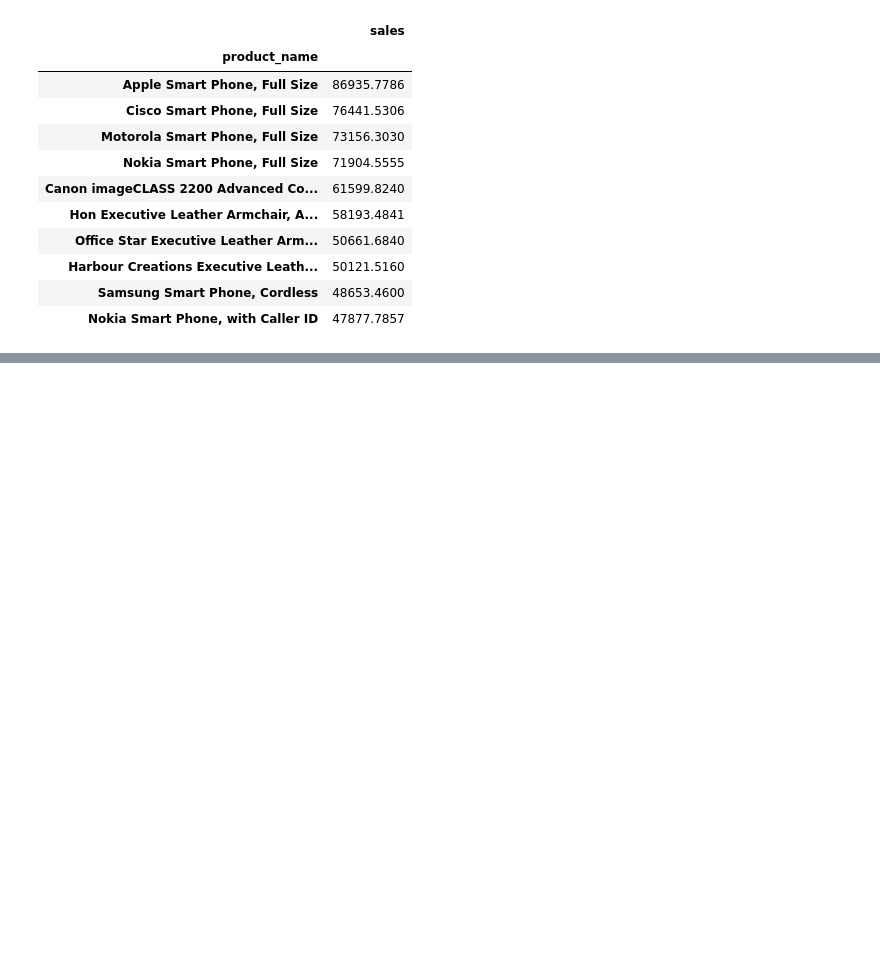
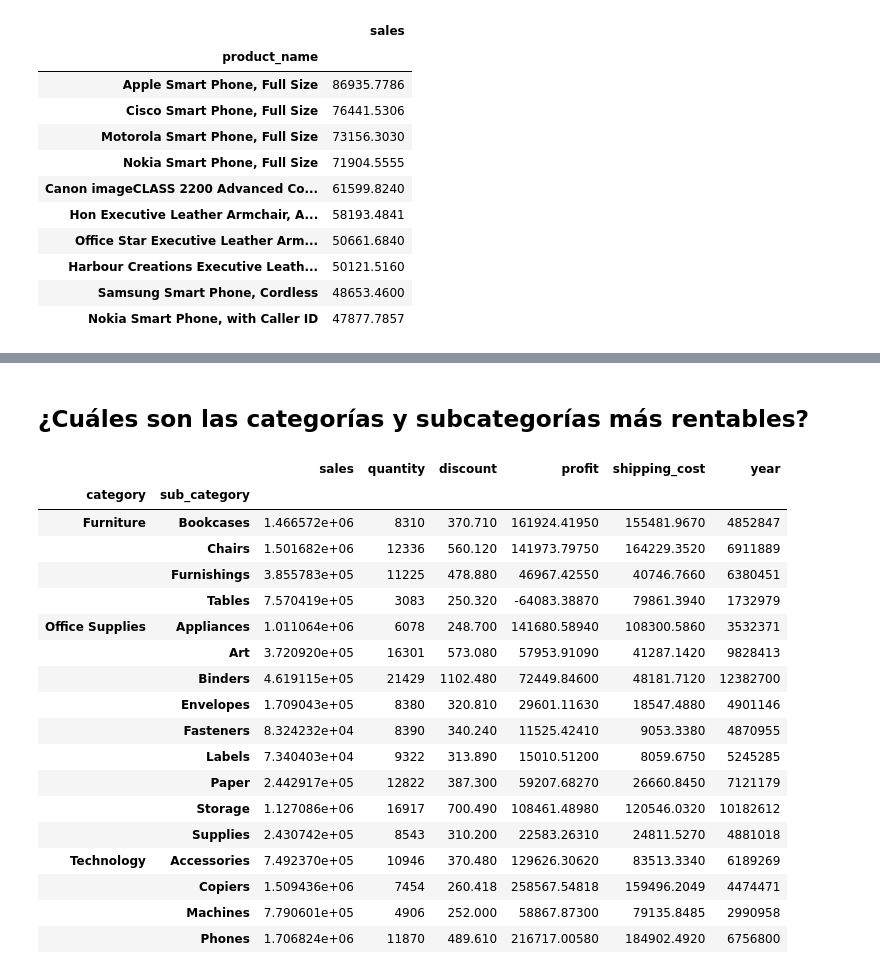
Before and after one commit to MkCst/Data-analysis, a Jupyter notebook: Sales Report.ipynb, the cells around one changed output, grey strips where cells are left out. Cells and saved outputs as stored; diff of their text form; code cells hidden in the pictures; blank space fills up the shorter version.

Commit message:
Sales report finished

```diff
--- a/Sales Report.ipynb
+++ b/Sales Report.ipynb
@@ -241,0 +309,25 @@ top_products[:10]
+# %% [markdown]
+ ## ¿Cuáles son las categorías y subcategorías más rentables?
+# %%
+# Preparando datos con los que trabajar
+df.groupby(['category', 'sub_category']).sum()
+# %% [output]
+|  |  | sales | quantity | discount | profit | shipping_cost | year |
+| category | sub_category |  |  |  |  |  |  |
+| Furniture | Bookcases | 1.466572e+06 | 8310 | 370.710 | 161924.41950 | 155481.9670 | 4852847 |
+|  | Chairs | 1.501682e+06 | 12336 | 560.120 | 141973.79750 | 164229.3520 | 6911889 |
+|  | Furnishings | 3.855783e+05 | 11225 | 478.880 | 46967.42550 | 40746.7660 | 6380451 |
+|  | Tables | 7.570419e+05 | 3083 | 250.320 | -64083.38870 | 79861.3940 | 1732979 |
+| Office Supplies | Appliances | 1.011064e+06 | 6078 | 248.700 | 141680.58940 | 108300.5860 | 3532371 |
+|  | Art | 3.720920e+05 | 16301 | 573.080 | 57953.91090 | 41287.1420 | 9828413 |
+|  | Binders | 4.619115e+05 | 21429 | 1102.480 | 72449.84600 | 48181.7120 | 12382700 |
+|  | Envelopes | 1.709043e+05 | 8380 | 320.810 | 29601.11630 | 18547.4880 | 4901146 |
+|  | Fasteners | 8.324232e+04 | 8390 | 340.240 | 11525.42410 | 9053.3380 | 4870955 |
+|  | Labels | 7.340403e+04 | 9322 | 313.890 | 15010.51200 | 8059.6750 | 5245285 |
+|  | Paper | 2.442917e+05 | 12822 | 387.300 | 59207.68270 | 26660.8450 | 7121179 |
+|  | Storage | 1.127086e+06 | 16917 | 700.490 | 108461.48980 | 120546.0320 | 10182612 |
+|  | Supplies | 2.430742e+05 | 8543 | 310.200 | 22583.26310 | 24811.5270 | 4881018 |
+| Technology | Accessories | 7.492370e+05 | 10946 | 370.480 | 129626.30620 | 83513.3340 | 6189269 |
+|  | Copiers | 1.509436e+06 | 7454 | 260.418 | 258567.54818 | 159496.2049 | 4474471 |
+|  | Machines | 7.790601e+05 | 4906 | 252.000 | 58867.87300 | 79135.8485 | 2990958 |
+|  | Phones | 1.706824e+06 | 11870 | 489.610 | 216717.00580 | 184902.4920 | 6756800 |
```
Also changed, not shown: parts of 11 cells of this notebook.
